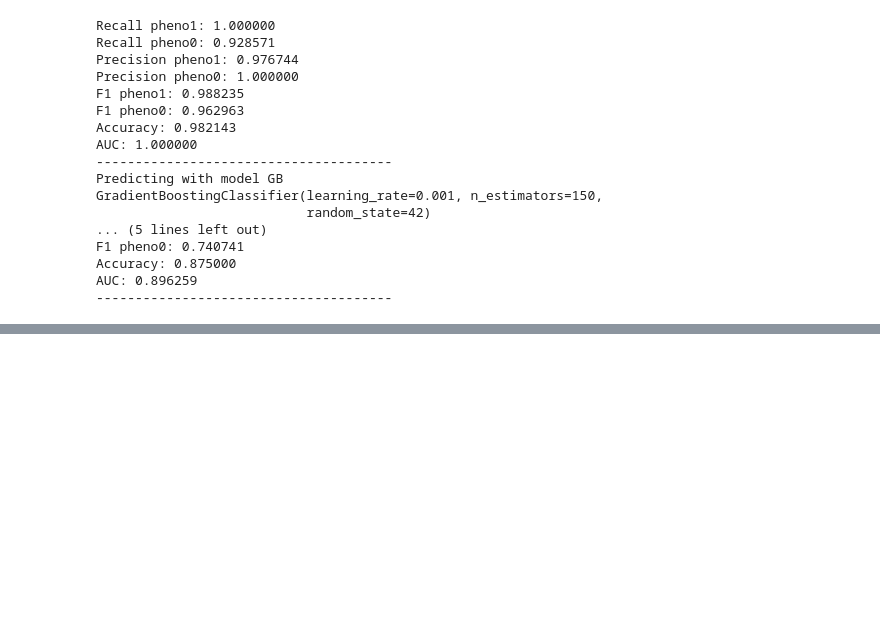
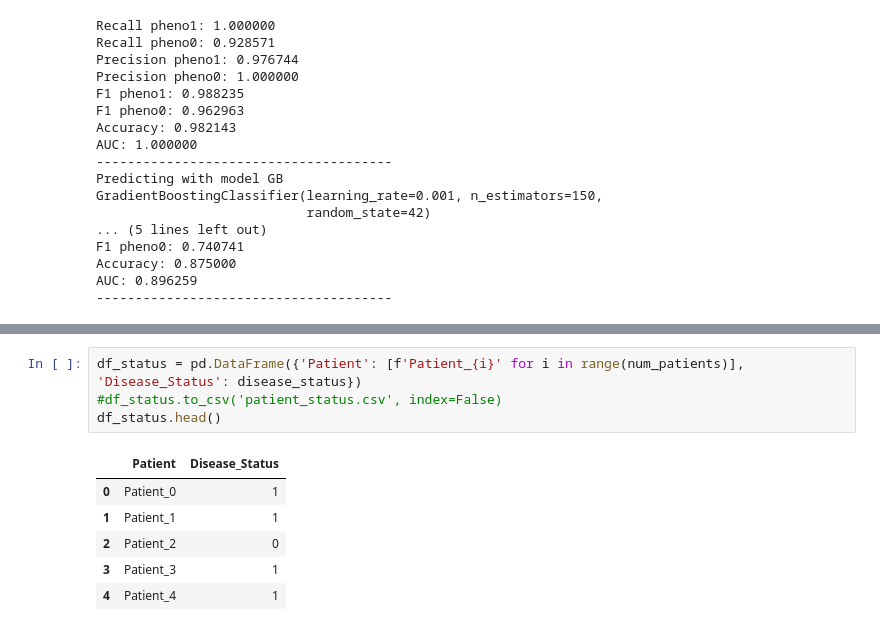
Before and after one commit to YvesMG1/Deep-Learning-Project, a Jupyter notebook: ML_models.ipynb, the cells around one changed output, grey strips where cells are left out. Drawn from its saved outputs; the diff is of its cells as text; blank space fills up the shorter version.

```diff
--- a/ML_models.ipynb
+++ b/ML_models.ipynb
@@ -221,0 +368,11 @@ AUC: 0.896259
+# %%
+df_status = pd.DataFrame({'Patient': [f'Patient_{i}' for i in range(num_patients)], 'Disease_Status': disease_status})
+#df_status.to_csv('patient_status.csv', index=False)
+df_status.head()
+# %% [output]
+|  | Patient | Disease_Status |
+| 0 | Patient_0 | 1 |
+| 1 | Patient_1 | 1 |
+| 2 | Patient_2 | 0 |
+| 3 | Patient_3 | 1 |
+| 4 | Patient_4 | 1 |
```
Also changed, not shown: parts of 10 cells of this notebook, 11 other files.
